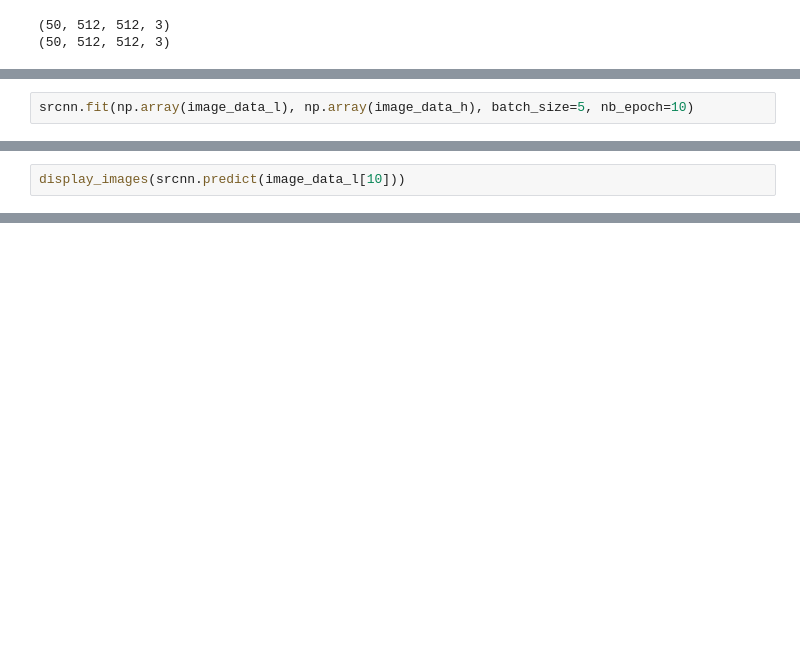
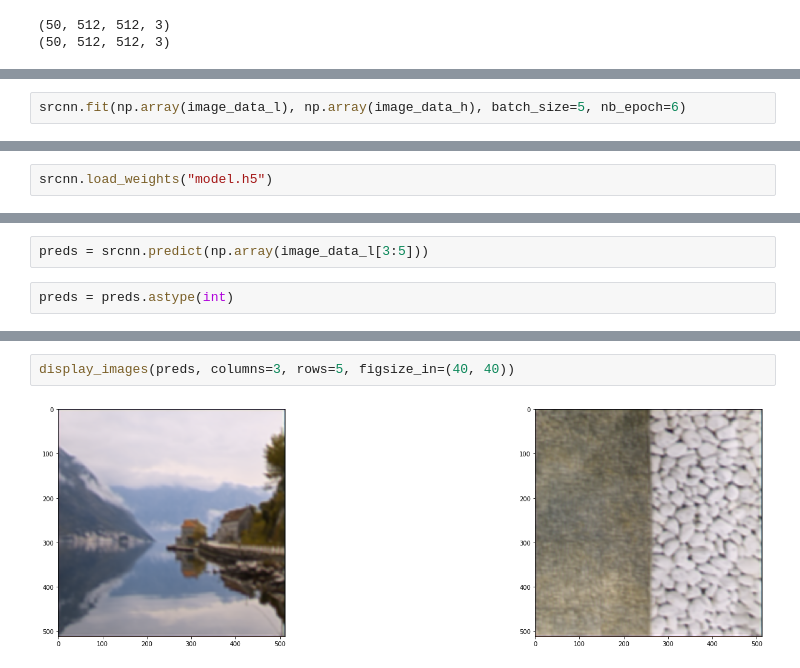
Before and after one commit to KwankiAhn/ai-study, a Jupyter notebook: sr/sr_practice-0.ipynb, the cells around one changed output, grey strips where cells are left out. Saved outputs shown, nothing was run; the diff lists cells and outputs as text; blank space fills up the shorter version.

Commit message:
anyway train result (6 epoches poor result)

```diff
--- a/sr/sr_practice-0.ipynb
+++ b/sr/sr_practice-0.ipynb
@@ -220,2 +230,2 @@ _________________________________________________________________
 # %%
-srcnn.fit(np.array(image_data_l), np.array(image_data_h), batch_size=5, nb_epoch=10)
+srcnn.fit(np.array(image_data_l), np.array(image_data_h), batch_size=5, nb_epoch=6)
@@ -226,0 +236,2 @@ Epoch 1/10
+# %%
+srcnn.load_weights("model.h5")
@@ -227,2 +244,4 @@ Epoch 1/10
 # %%
-display_images(srcnn.predict(image_data_l[10]))
+preds = srcnn.predict(np.array(image_data_l[3:5]))
+# %%
+preds = preds.astype(int)
@@ -228,0 +252,4 @@ display_images(srcnn.predict(image_data_l[10]))
+# %%
+display_images(preds, columns=3, rows=5, figsize_in=(40, 40))
+# %% [output]
+[figure, added]
```
Also changed, not shown: parts of 17 cells of this notebook, 11 other files.
